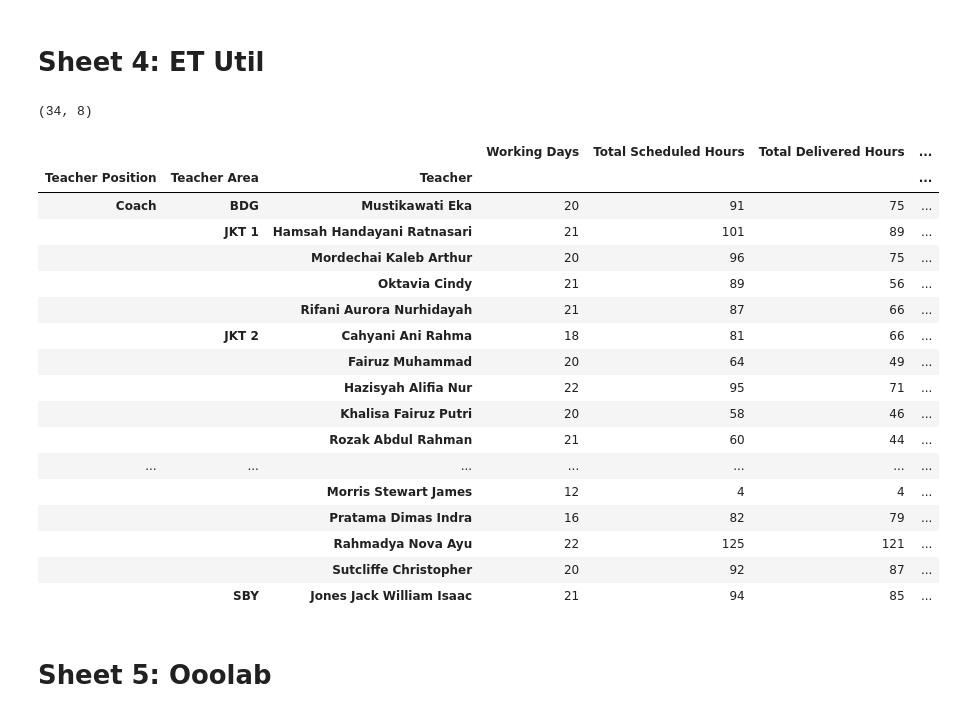
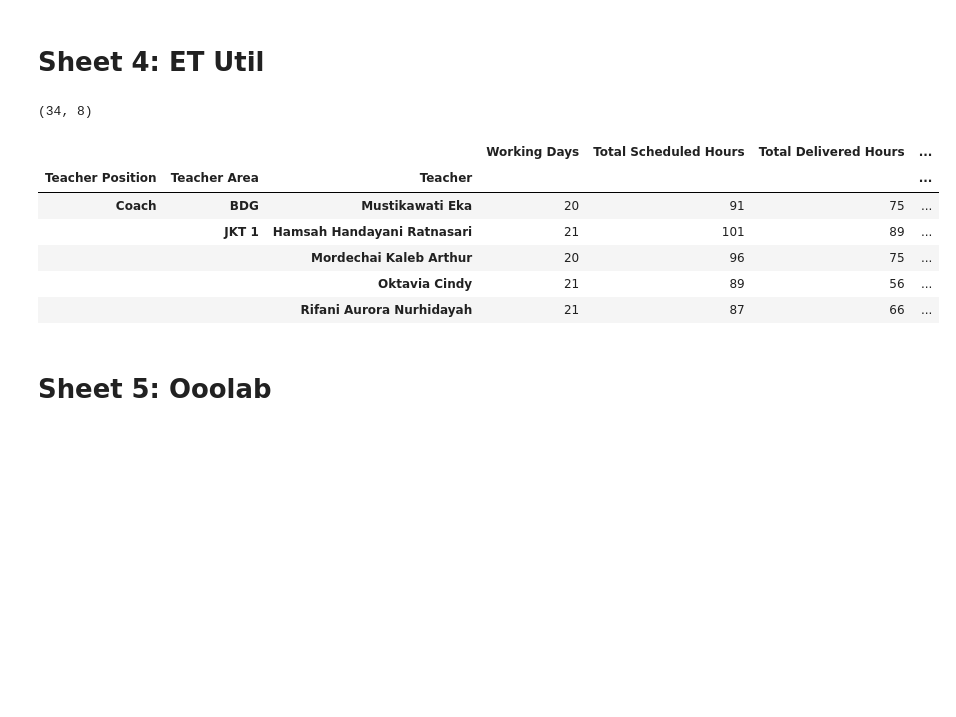
Before and after one commit to danjelito/wse-exp-manag-report, a Jupyter notebook: main.ipynb, the cells around one changed output. Drawn from its saved outputs; the diff is of its cells as text; code cells hidden in the pictures; blank space fills up the shorter version.

```diff
--- a/main.ipynb
+++ b/main.ipynb
@@ -333,45 +333,34 @@ et_util = (
         total_delivered_hours=lambda df_: df_["total_delivered_hours"].astype(int),
         scheduled_hours_per_day=lambda df_: (
             df_["total_scheduled_hours"].div(df_["working_days"]).round(1)
         ),
         delivered_hours_per_day=lambda df_: (
             df_["total_delivered_hours"].div(df_["working_days"]).round(1)
         ),
         max_class_hours=lambda df_: module.create_max_hour_per_trainer(df_),
         scheduled_utilization=lambda df_: df_["scheduled_hours_per_day"]
         .div(df_["max_class_hours"])
         .round(2),
         delivered_utilization=lambda df_: df_["delivered_hours_per_day"]
         .div(df_["max_class_hours"])
         .round(2),
     )
     # filer utilization below 0.5 (does not make sense)
     # .loc[lambda df_: df_["scheduled_utilization"] >= 0.5]
     .rename(columns=lambda c: c.replace("_", " ").title())
     .rename_axis(["Teacher Position", "Teacher Area", "Teacher"])
 )
 print(et_util.shape)
-et_util
+et_util.head()
 # %% [output]
 (34, 8)
 |  |  |  | Working Days | Total Scheduled Hours | Total Delivered Hours | ... |
 | Teacher Position | Teacher Area | Teacher |  |  |  | ... |
 | Coach | BDG | Mustikawati Eka | 20 | 91 | 75 | ... |
 |  | JKT 1 | Hamsah Handayani Ratnasari | 21 | 101 | 89 | ... |
 |  |  | Mordechai Kaleb Arthur | 20 | 96 | 75 | ... |
 |  |  | Oktavia Cindy | 21 | 89 | 56 | ... |
 |  |  | Rifani Aurora Nurhidayah | 21 | 87 | 66 | ... |
-|  | JKT 2 | Cahyani Ani Rahma | 18 | 81 | 66 | ... |
-|  |  | Fairuz Muhammad | 20 | 64 | 49 | ... |
-|  |  | Hazisyah Alifia Nur | 22 | 95 | 71 | ... |
-|  |  | Khalisa Fairuz Putri | 20 | 58 | 46 | ... |
-|  |  | Rozak Abdul Rahman | 21 | 60 | 44 | ... |
-| ... | ... | ... | ... | ... | ... | ... |
-|  |  | Morris Stewart James | 12 | 4 | 4 | ... |
-|  |  | Pratama Dimas Indra | 16 | 82 | 79 | ... |
-|  |  | Rahmadya Nova Ayu | 22 | 125 | 121 | ... |
-|  |  | Sutcliffe Christopher | 20 | 92 | 87 | ... |
-|  | SBY | Jones Jack William Isaac | 21 | 94 | 85 | ... |
 # %% [markdown]
 # Sheet 5: Ooolab
 # %%
```
Also changed, not shown: parts of 4 cells of this notebook, 1 other file.
